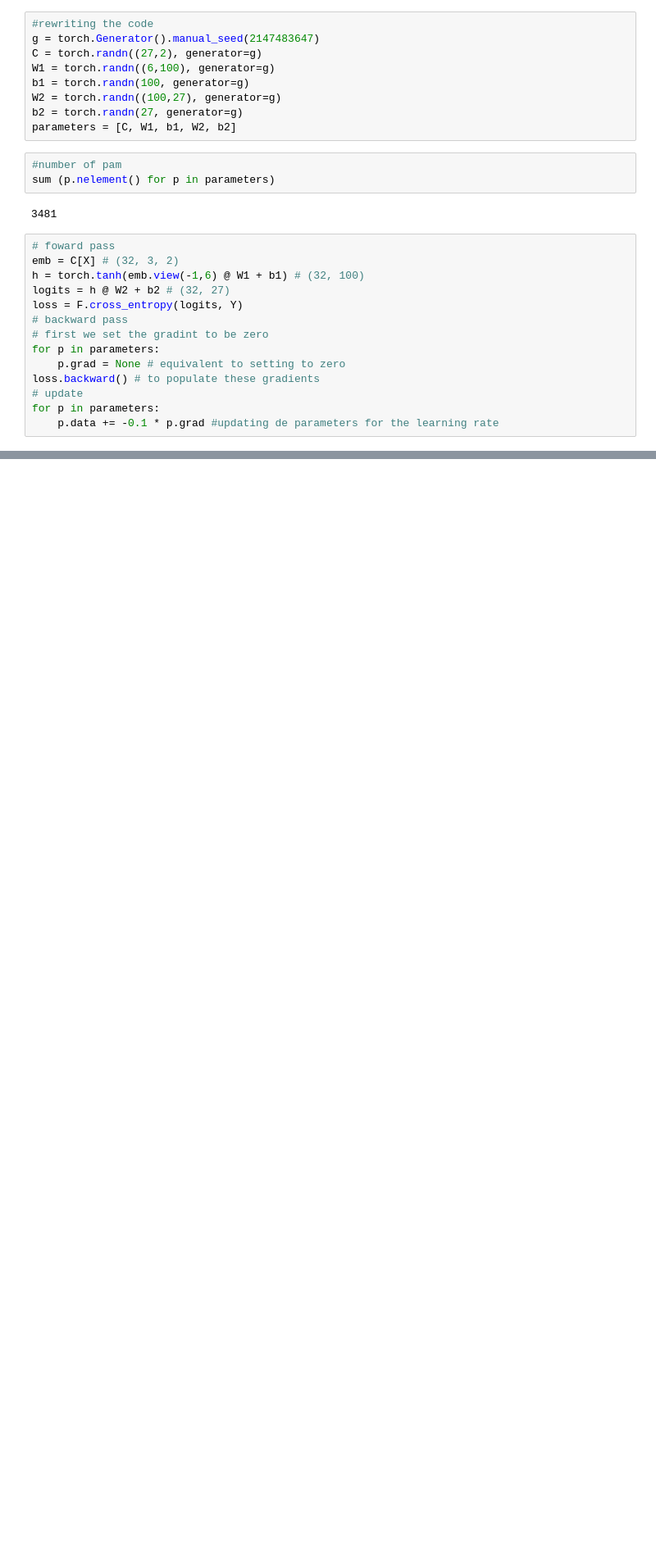
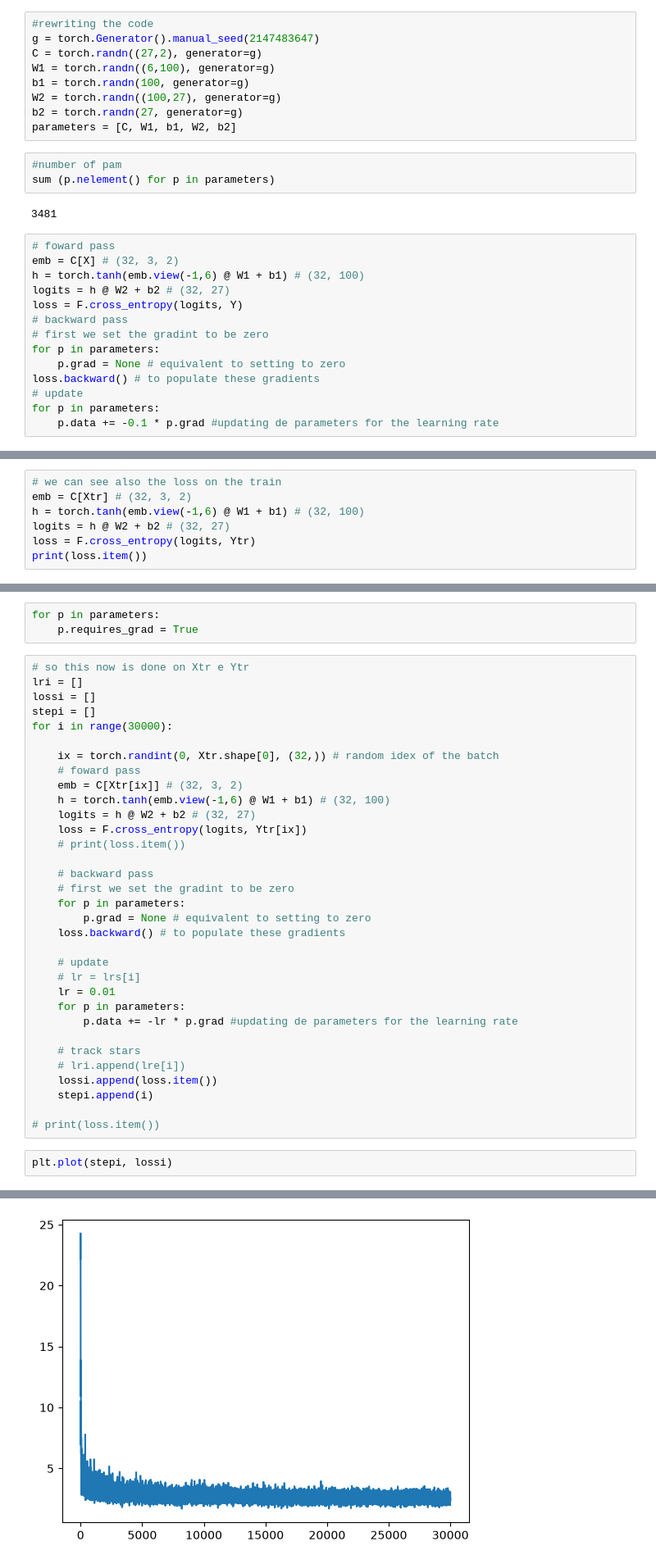
Before and after one commit to fralar-code/autoregressive-lm-lab, a Jupyter notebook: mlp.ipynb, the cells around one changed output, grey strips where cells are left out. Shown at 82% size. Drawn from its saved outputs; the diff is of its cells as text; blank space fills up the shorter version.

Commit message:
trainend a small network

```diff
--- a/mlp.ipynb
+++ b/mlp.ipynb
@@ -179,0 +447,7 @@ for _ in range(10):
+# %%
+# we can see also the loss on the train
+emb = C[Xtr] # (32, 3, 2)
+h = torch.tanh(emb.view(-1,6) @ W1 + b1) # (32, 100)
+logits = h @ W2 + b2 # (32, 27)
+loss = F.cross_entropy(logits, Ytr)
+print(loss.item())
@@ -179,0 +473,39 @@ for _ in range(10):
+# %%
+for p in parameters:
+    p.requires_grad = True
+# %%
+# so this now is done on Xtr e Ytr
+lri = []
+lossi = []
+stepi = []
+for i in range(30000):
+
+    ix = torch.randint(0, Xtr.shape[0], (32,)) # random idex of the batch
+    # foward pass
+    emb = C[Xtr[ix]] # (32, 3, 2)
+    h = torch.tanh(emb.view(-1,6) @ W1 + b1) # (32, 100)
+    logits = h @ W2 + b2 # (32, 27)
+    loss = F.cross_entropy(logits, Ytr[ix])
+    # print(loss.item())
+
+    # backward pass
+    # first we set the gradint to be zero
+    for p in parameters:
+        p.grad = None # equivalent to setting to zero
+    loss.backward() # to populate these gradients
+
+    # update
+    # lr = lrs[i]
+    lr = 0.01
+    for p in parameters:
+        p.data += -lr * p.grad #updating de parameters for the learning rate
+
+    # track stars
+    # lri.append(lre[i])
+    lossi.append(loss.item())
+    stepi.append(i)
+
+# print(loss.item())
+# %%
+plt.plot(stepi, lossi)
+# %% [output]
@@ -179,0 +513 @@ for _ in range(10):
+[figure, added]
```
Also changed, not shown: parts of 34 cells of this notebook.
